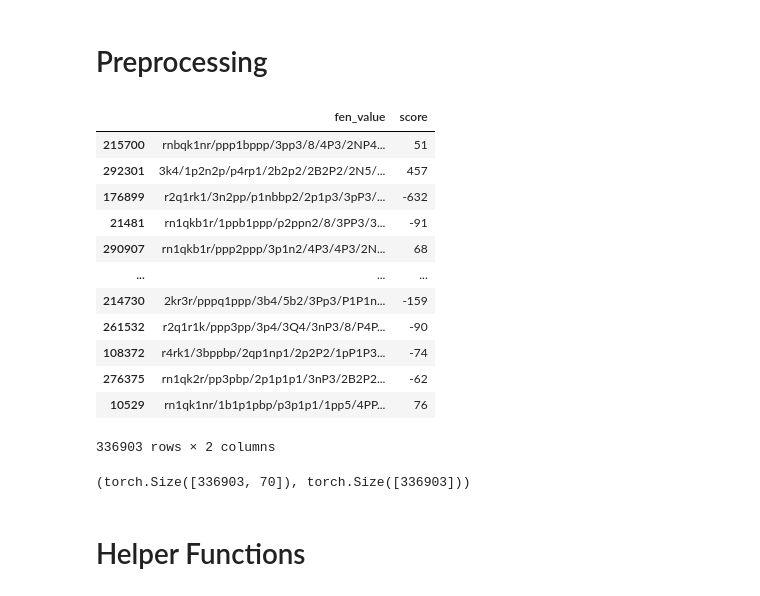
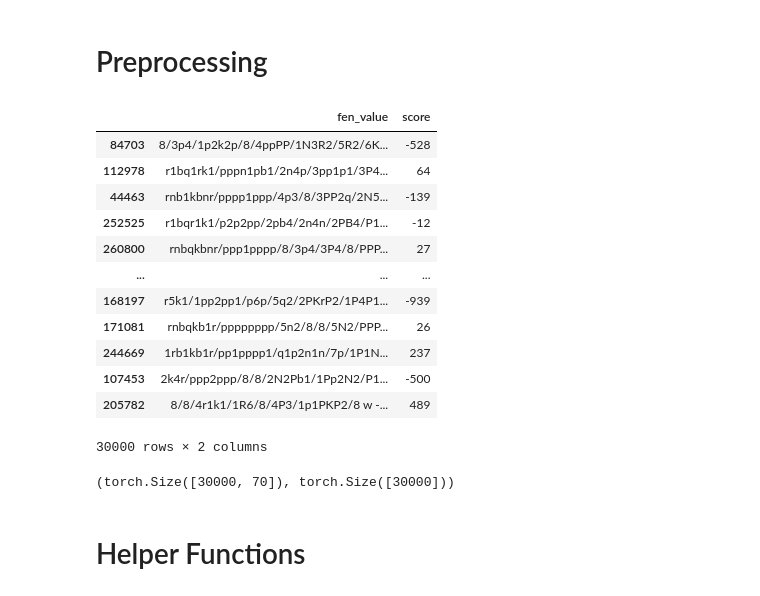
Before and after one commit to Arjun-G-Ravi/AI-Chess, a Jupyter notebook: chessEngineTrainer.ipynb, the cells around one changed output. Cells and saved outputs as stored; diff of their text form; code cells hidden in the pictures.

```diff
--- a/chessEngineTrainer.ipynb
+++ b/chessEngineTrainer.ipynb
@@ -7,22 +7,22 @@ import matplotlib.pyplot as plt
 # %% [markdown]
 # Preprocessing
 # %%
-df = pd.read_csv('fen_analysis.csv').sample(frac=1) # This shuffles the rows
+df = pd.read_csv('fen_analysis.csv').sample(frac=1)[:30000] # This shuffles the rows
 df
 # %% [output]
 |  | fen_value | score |
-| 215700 | rnbqk1nr/ppp1bppp/3pp3/8/4P3/2NP4... | 51 |
-| 292301 | 3k4/1p2n2p/p4rp1/2b2p2/2B2P2/2N5/... | 457 |
-| 176899 | r2q1rk1/3n2pp/p1nbbp2/2p1p3/3pP3/... | -632 |
-| 21481 | rn1qkb1r/1ppb1ppp/p2ppn2/8/3PP3/3... | -91 |
-| 290907 | rn1qkb1r/ppp2ppp/3p1n2/4P3/4P3/2N... | 68 |
+| 84703 | 8/3p4/1p2k2p/8/4ppPP/1N3R2/5R2/6K... | -528 |
+| 112978 | r1bq1rk1/pppn1pb1/2n4p/3pp1p1/3P4... | 64 |
+| 44463 | rnb1kbnr/pppp1ppp/4p3/8/3PP2q/2N5... | -139 |
+| 252525 | r1bqr1k1/p2p2pp/2pb4/2n4n/2PB4/P1... | -12 |
+| 260800 | rnbqkbnr/ppp1pppp/8/3p4/3P4/8/PPP... | 27 |
 | ... | ... | ... |
-| 214730 | 2kr3r/pppq1ppp/3b4/5b2/3Pp3/P1P1n... | -159 |
-| 261532 | r2q1r1k/ppp3pp/3p4/3Q4/3nP3/8/P4P... | -90 |
-| 108372 | r4rk1/3bppbp/2qp1np1/2p2P2/1pP1P3... | -74 |
-| 276375 | rn1qk2r/pp3pbp/2p1p1p1/3nP3/2B2P2... | -62 |
-| 10529 | rn1qk1nr/1b1p1pbp/p3p1p1/1pp5/4PP... | 76 |
+| 168197 | r5k1/1pp2pp1/p6p/5q2/2PKrP2/1P4P1... | -939 |
+| 171081 | rnbqkb1r/pppppppp/5n2/8/8/5N2/PPP... | 26 |
+| 244669 | 1rb1kb1r/pp1pppp1/q1p2n1n/7p/1P1N... | 237 |
+| 107453 | 2k4r/ppp2ppp/8/8/2N2Pb1/1Pp2N2/P1... | -500 |
+| 205782 | 8/8/4r1k1/1R6/8/4P3/1p1PKP2/8 w -... | 489 |
-336903 rows × 2 columns
+30000 rows × 2 columns
 # %%
 encoder_object = ChessEncoder()
 # %%
@@ -42,7 +42,7 @@ y = torch.tensor(score_encodings)
 # %%
 X.shape, y.shape
 # %% [output]
-(torch.Size([336903, 70]), torch.Size([336903]))
+(torch.Size([30000, 70]), torch.Size([30000]))
 # %% [markdown]
 # Helper Functions
 # %%
```
Also changed, not shown: parts of 11 cells of this notebook, 2 other files.
